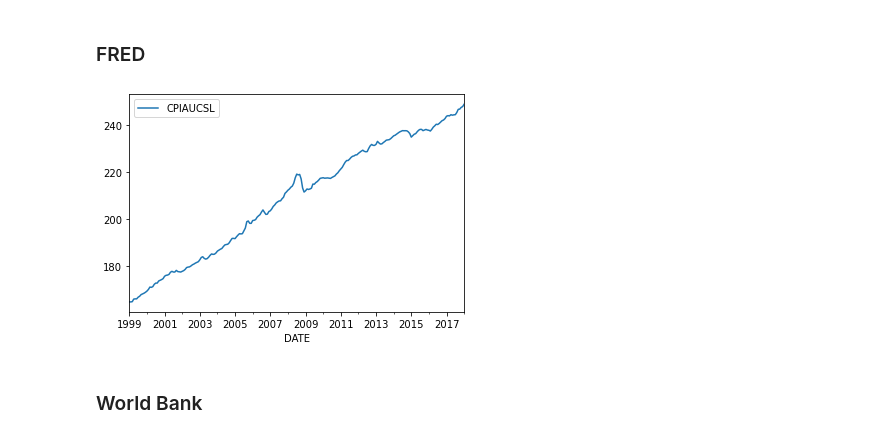
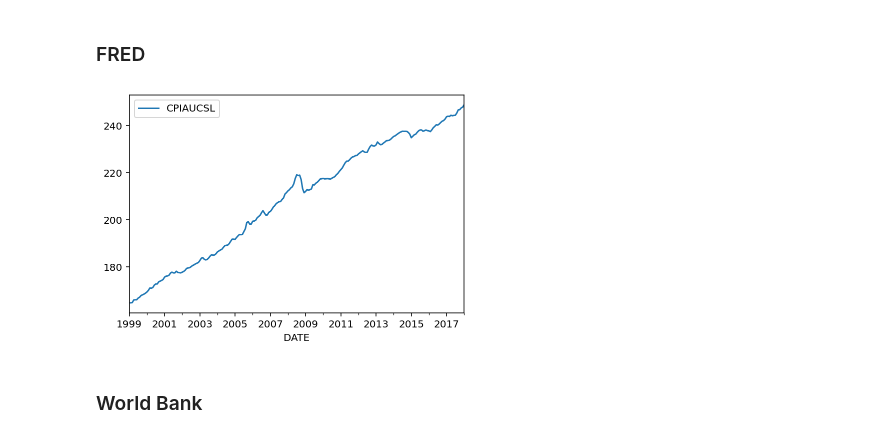
Before and after one commit to jbduarte/SGPE_Numerical_Course, a Jupyter notebook: Part 3- Data Analysis/14_Data_Analysis.ipynb, the cells around one changed output. Saved outputs shown, nothing was run; the diff lists cells and outputs as text; code cells hidden in the pictures.

```diff
--- a/Part 3- Data Analysis/14_Data_Analysis.ipynb
+++ b/Part 3- Data Analysis/14_Data_Analysis.ipynb
@@ -871,18 +908,19 @@ to update it to its latest version.
 # %%
 import pandas as pd
 import matplotlib.pyplot as plt
 import pandas_datareader.data as web
 import datetime
+%config InlineBackend.figure_format = 'retina'
 
 start = datetime.datetime(1999, 1, 1)
 
 end = datetime.datetime(2018, 1, 27)
 
-data = web.DataReader('CPIAUCSL', 'fred', start, end)
+data = web.DataReader(['CPIAUCSL'], 'fred', start, end)
 data.plot()
 plt.show()
 # %% [output]
-[figure, old version]
+[figure, new version]
 # %% [markdown]
 ### World Bank
 # %% [markdown]
```
Also changed, not shown: parts of 33 cells of this notebook, 4 other files.
